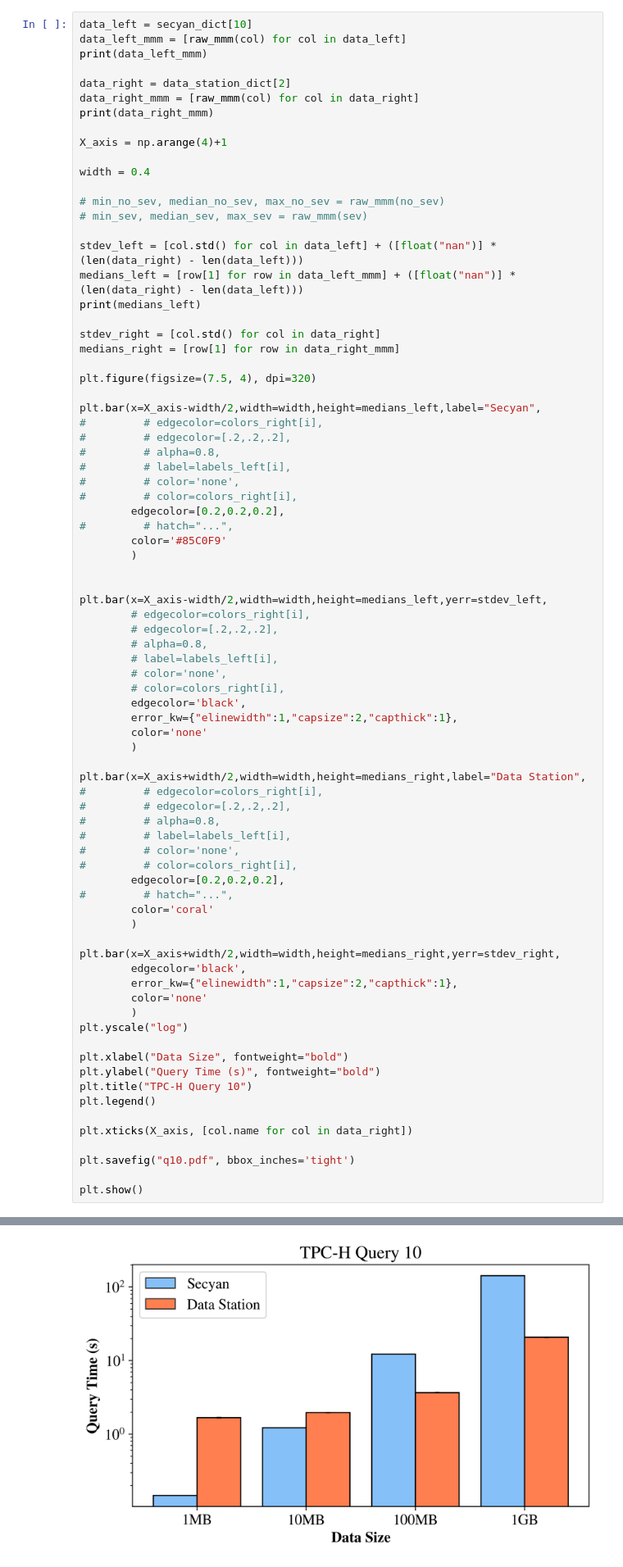
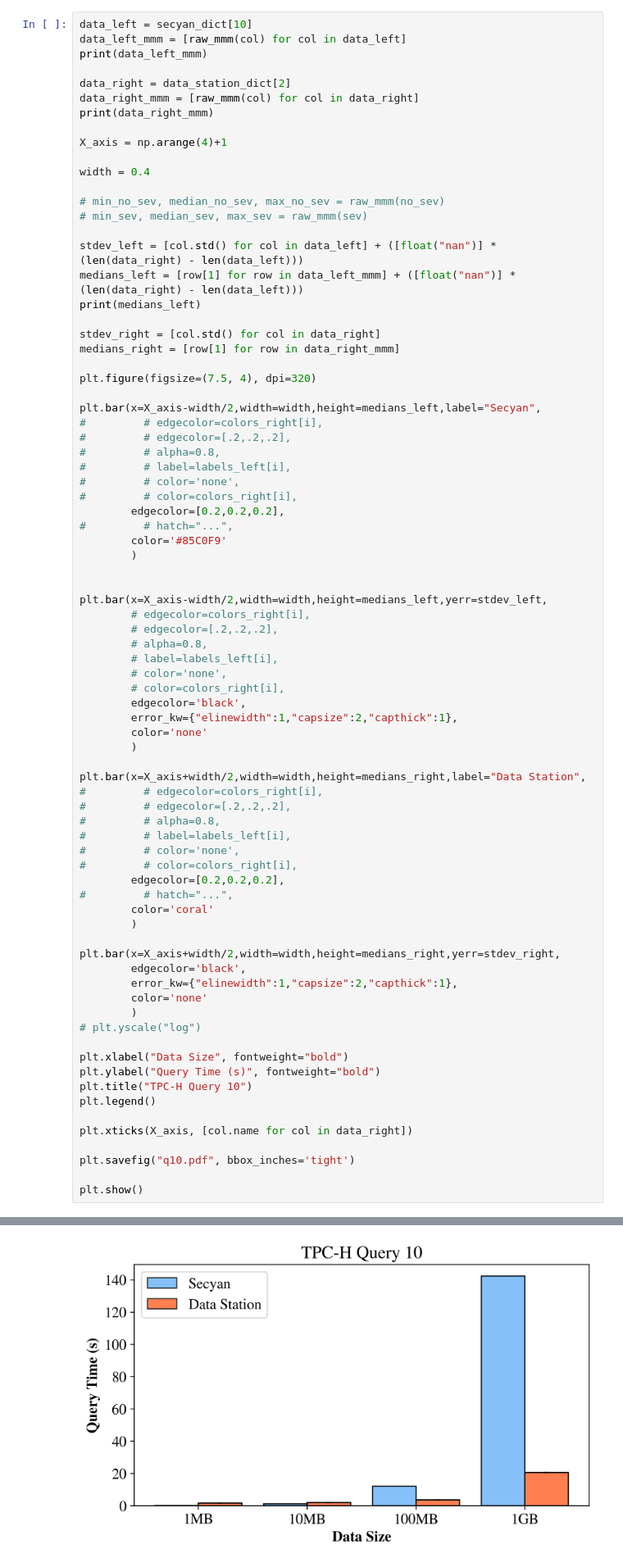
Before and after one commit to TheDataStation/datastation-escrow, a Jupyter notebook: data_comparisons/secyan/secyan_data_parsing.ipynb, the cells around one changed output, grey strips where cells are left out. Shown at 82% size. Drawn from its saved outputs; the diff is of its cells as text.

```diff
--- a/data_comparisons/secyan/secyan_data_parsing.ipynb
+++ b/data_comparisons/secyan/secyan_data_parsing.ipynb
@@ -264,35 +264,35 @@ plt.bar(x=X_axis+width/2,width=width,height=medians_right,label="Data Station",
 #         # edgecolor=[.2,.2,.2],
 #         # alpha=0.8,
 #         # label=labels_left[i],
 #         # color='none',
 #         # color=colors_right[i],
         edgecolor=[0.2,0.2,0.2],
 #         # hatch="...",
         color='coral'
         )
 
 plt.bar(x=X_axis+width/2,width=width,height=medians_right,yerr=stdev_right,
         edgecolor='black',
         error_kw={"elinewidth":1,"capsize":2,"capthick":1},
         color='none'
         )
-plt.yscale("log")
+# plt.yscale("log")
 
 plt.xlabel("Data Size", fontweight="bold")
 plt.ylabel("Query Time (s)", fontweight="bold")
 plt.title("TPC-H Query 10")
 plt.legend()
 
 plt.xticks(X_axis, [col.name for col in data_right])
 
 plt.savefig("q10.pdf", bbox_inches='tight')
 
 plt.show()
 # %% [output]
 [(0.146, 0.146, 0.146), (1.219, 1.219, 1.219), (12.186, 12.186, 12.186), (142.306, 142.306, 142.306)]
 [(1.6704597473144531, 1.6751596927642822, 1.6954035758972168), (1.9547386169433596, 1.955009937286377, 1.9624910354614256), (3.639318704605103, 3.665311813354492, 3.6720356941223145), (20.666017293930 ...
 [0.146, 1.219, 12.186, 142.306]
-[figure, old version]
+[figure, new version]
 # %%
 data_left = secyan_dict[18]
 data_left_mmm = [raw_mmm(col) for col in data_left]
```
Also changed, not shown: parts of 4 cells of this notebook, 5 other files.
